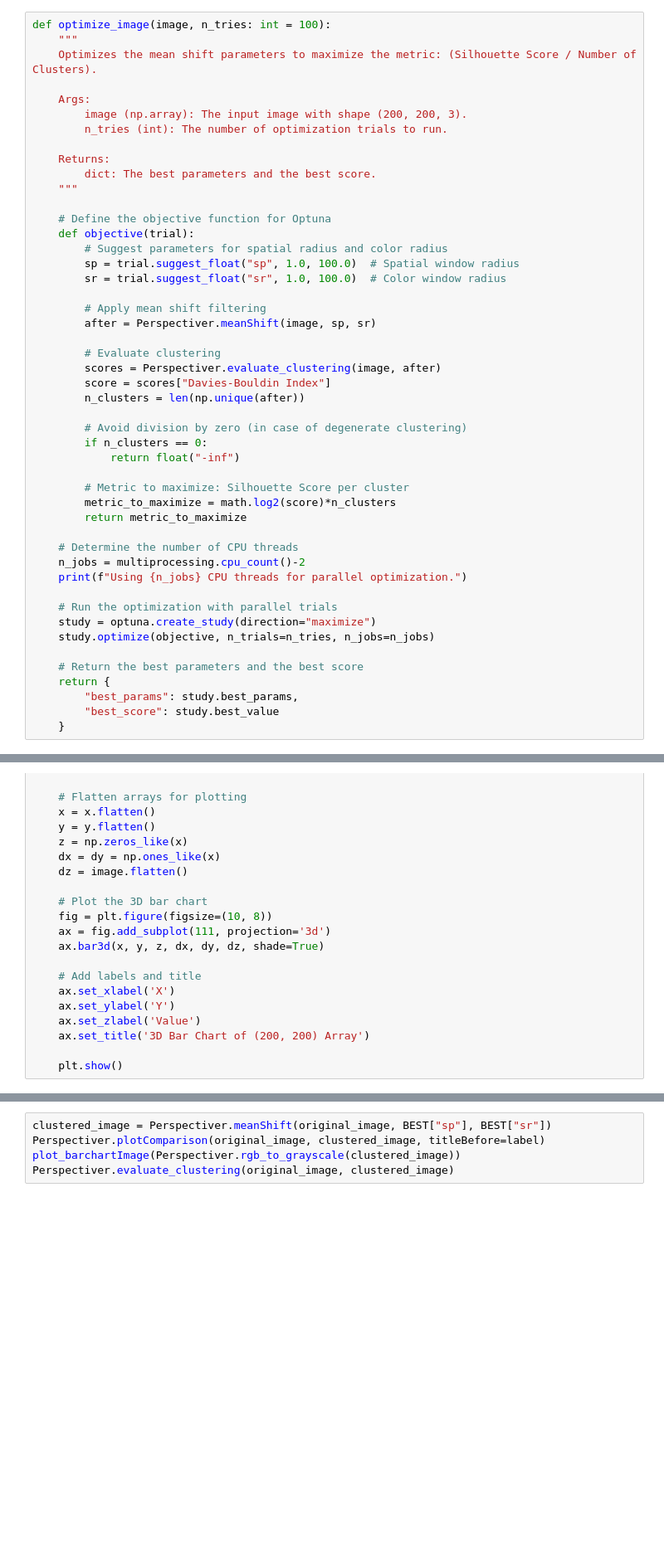
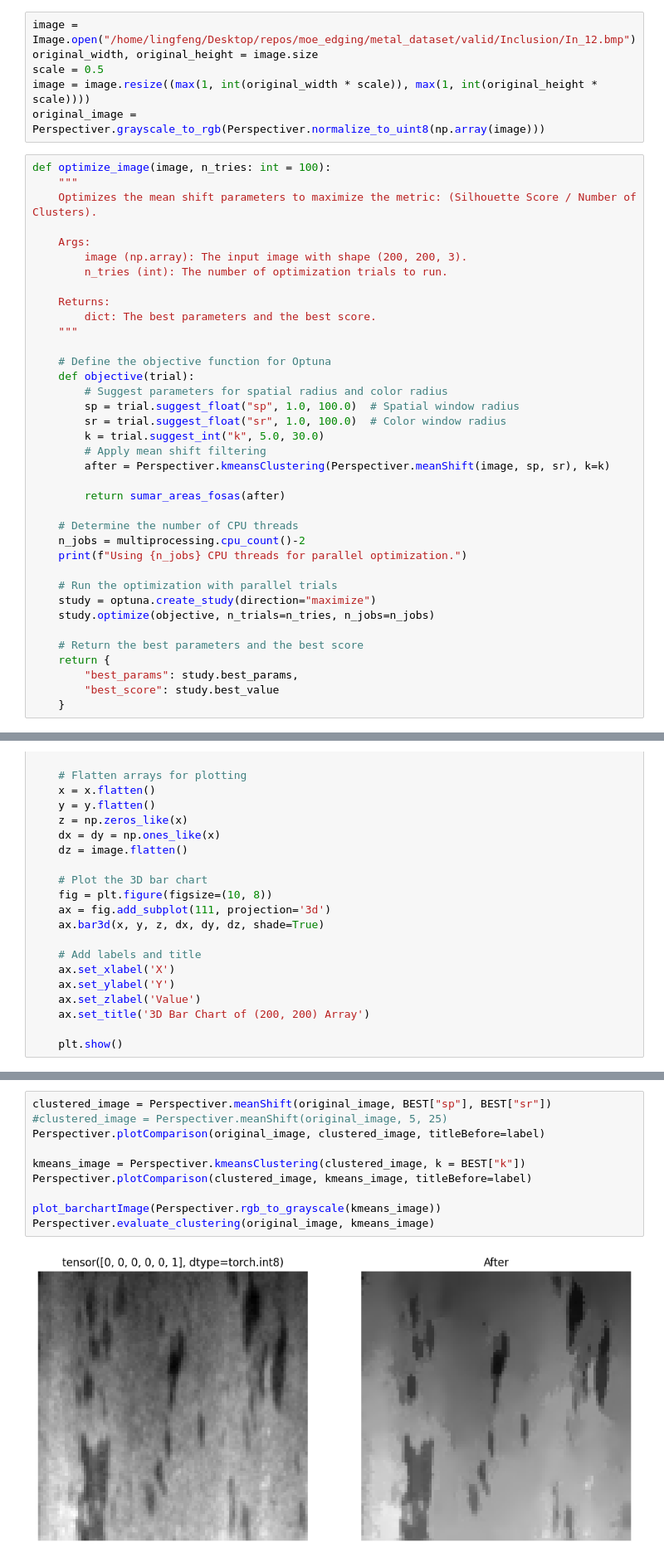
Before and after one commit to Lingfeng555/moe_edging, a Jupyter notebook: ImageTest.ipynb, the cells around one changed output, grey strips where cells are left out. Shown at 83% size. Saved outputs shown, nothing was run; the diff lists cells and outputs as text; blank space fills up the shorter version.

```diff
--- a/ImageTest.ipynb
+++ b/ImageTest.ipynb
@@ -59,4 +164,10 @@ image, label = dataset.__getitem__(index=random.randint(2, len(dataset)))
 original_image = Perspectiver.grayscale_to_rgb(Perspectiver.normalize_to_uint8(image.detach().cpu().numpy()[0]))
+# %%
+image = Image.open("/home/lingfeng/Desktop/repos/moe_edging/metal_dataset/valid/Inclusion/In_12.bmp")
+original_width, original_height = image.size
+scale = 0.5
+image = image.resize((max(1, int(original_width * scale)), max(1, int(original_height * scale))))
+original_image = Perspectiver.grayscale_to_rgb(Perspectiver.normalize_to_uint8(np.array(image)))
 # %%
 def optimize_image(image, n_tries: int = 100):
     """
@@ -75,22 +186,11 @@ def optimize_image(image, n_tries: int = 100):
         # Suggest parameters for spatial radius and color radius
         sp = trial.suggest_float("sp", 1.0, 100.0)  # Spatial window radius
         sr = trial.suggest_float("sr", 1.0, 100.0)  # Color window radius
+        k = trial.suggest_int("k", 5.0, 30.0)
+        # Apply mean shift filtering
+        after = Perspectiver.kmeansClustering(Perspectiver.meanShift(image, sp, sr), k=k)
 
-        # Apply mean shift filtering
-        after = Perspectiver.meanShift(image, sp, sr)
-
-        # Evaluate clustering
-        scores = Perspectiver.evaluate_clustering(image, after)
-        score = scores["Davies-Bouldin Index"]
-        n_clusters = len(np.unique(after))
-
-        # Avoid division by zero (in case of degenerate clustering)
-        if n_clusters == 0:
-            return float("-inf")
-
-        # Metric to maximize: Silhouette Score per cluster
-        metric_to_maximize = math.log2(score)*n_clusters
-        return metric_to_maximize
+        return sumar_areas_fosas(after)
 
     # Determine the number of CPU threads
     n_jobs = multiprocessing.cpu_count()-2
@@ -138,5 +260,12 @@ plot_barchartImage(Perspectiver.rgb_to_grayscale(original_image))
 # %%
 clustered_image = Perspectiver.meanShift(original_image, BEST["sp"], BEST["sr"])
+#clustered_image = Perspectiver.meanShift(original_image, 5, 25)
 Perspectiver.plotComparison(original_image, clustered_image, titleBefore=label)
-plot_barchartImage(Perspectiver.rgb_to_grayscale(clustered_image))
-Perspectiver.evaluate_clustering(original_image, clustered_image)
+
+kmeans_image = Perspectiver.kmeansClustering(clustered_image, k = BEST["k"])
+Perspectiver.plotComparison(clustered_image, kmeans_image, titleBefore=label)
+
+plot_barchartImage(Perspectiver.rgb_to_grayscale(kmeans_image))
+Perspectiver.evaluate_clustering(original_image, kmeans_image)
+# %% [output]
+[figure, added]
```
Also changed, not shown: parts of 15 cells of this notebook.
